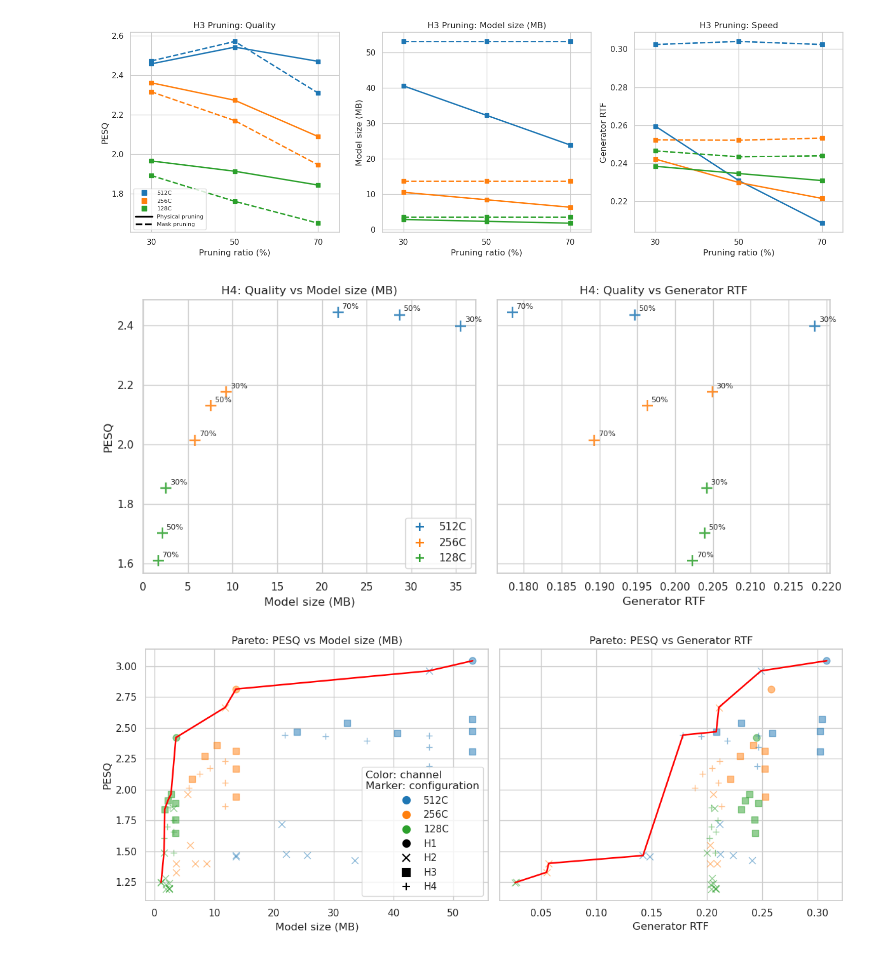
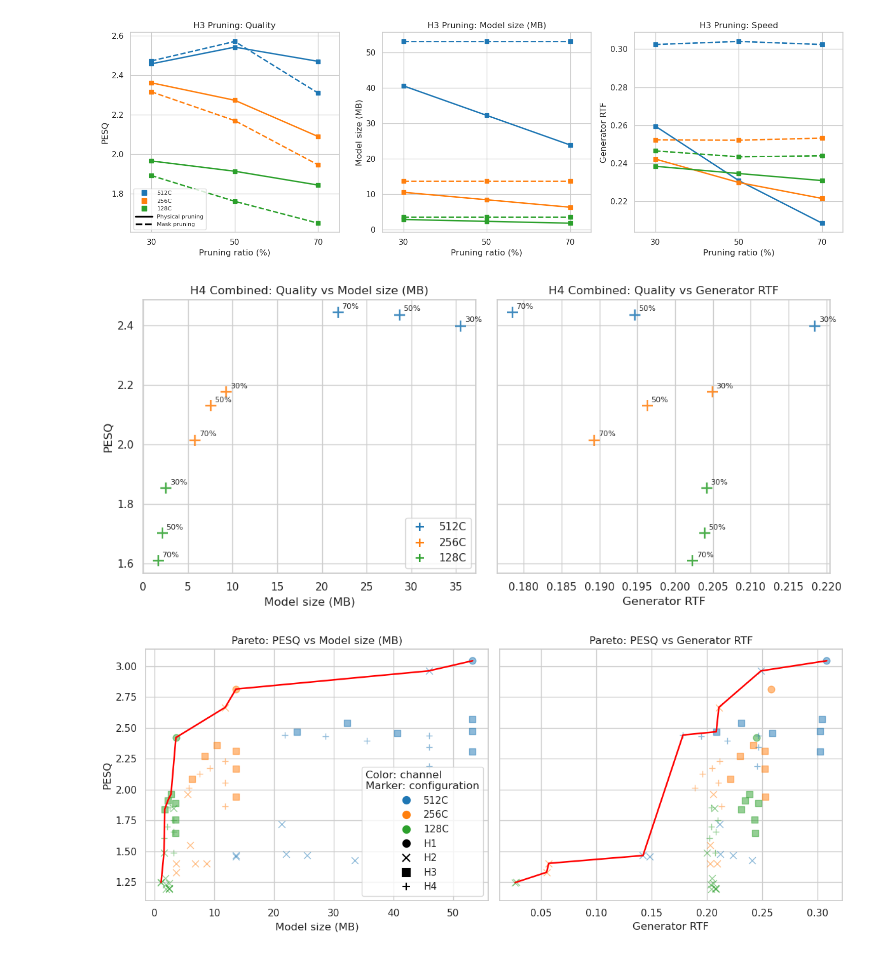
Before and after one commit to chanky1998/BIMAP_VOCODE, a Jupyter notebook: experiments_results_pd.ipynb, the cells around one changed output. Drawn from its saved outputs; the diff is of its cells as text; code cells hidden in the pictures.

```diff
--- a/experiments_results_pd.ipynb
+++ b/experiments_results_pd.ipynb
@@ -89,7 +89,7 @@ for channel in CHANNEL_ORDER:
         ax.scatter(point[x_column], point["pesq"], color=CHANNEL_COLORS[channel],
                    marker=GROUP_MARKERS["H1"], s=100, linewidths=1.3)
         ax.set_xlabel(x_label)
-        ax.set_title(f"H1: Quality vs {x_label}")
+        ax.set_title(f"H1 Scaling: Quality vs {x_label}")
 
 add_visual_legend(axes[0], include_groups=False,loc="lower right")
 axes[0].get_legend().set_title(None)
@@ -218,35 +219,35 @@ for ax, (x_column, x_label) in zip(axes, plot_settings):
             s=120,
             alpha=0.85,
             linewidths=1.7,
         )
 
         for _, row in points.iterrows():
             ax.annotate(
                 f"{int(row['prune_pct'])}%",
                 (row[x_column], row["pesq"]),
                 xytext=(4, 4),
                 textcoords="offset points",
                 fontsize=8,
             )
 
     ax.set_xlabel(x_label)
-    ax.set_title(f"H4: Quality vs {x_label}")
+    ax.set_title(f"H4 Combined: Quality vs {x_label}")
 
 axes[0].set_ylabel("PESQ")
 
 add_visual_legend(
     axes[0],
     include_groups=False,
     loc="lower right",
     channel_marker=GROUP_MARKERS["H4"],
 )
 axes[0].get_legend().set_title(None)
 
 plt.tight_layout()
 fig.savefig(FIGURE_DIR / "h4_hybrid_compression.pdf", format="pdf", bbox_inches="tight")
 plt.show()
 # %% [output]
-[figure, old version]
+[figure, new version]
 # %%
 def pareto_frontier(data, x_column, y_column):
     ordered = data.sort_values([x_column, y_column], ascending=[True, False])
```
Also changed, not shown: parts of 2 cells of this notebook, 7 other files.
